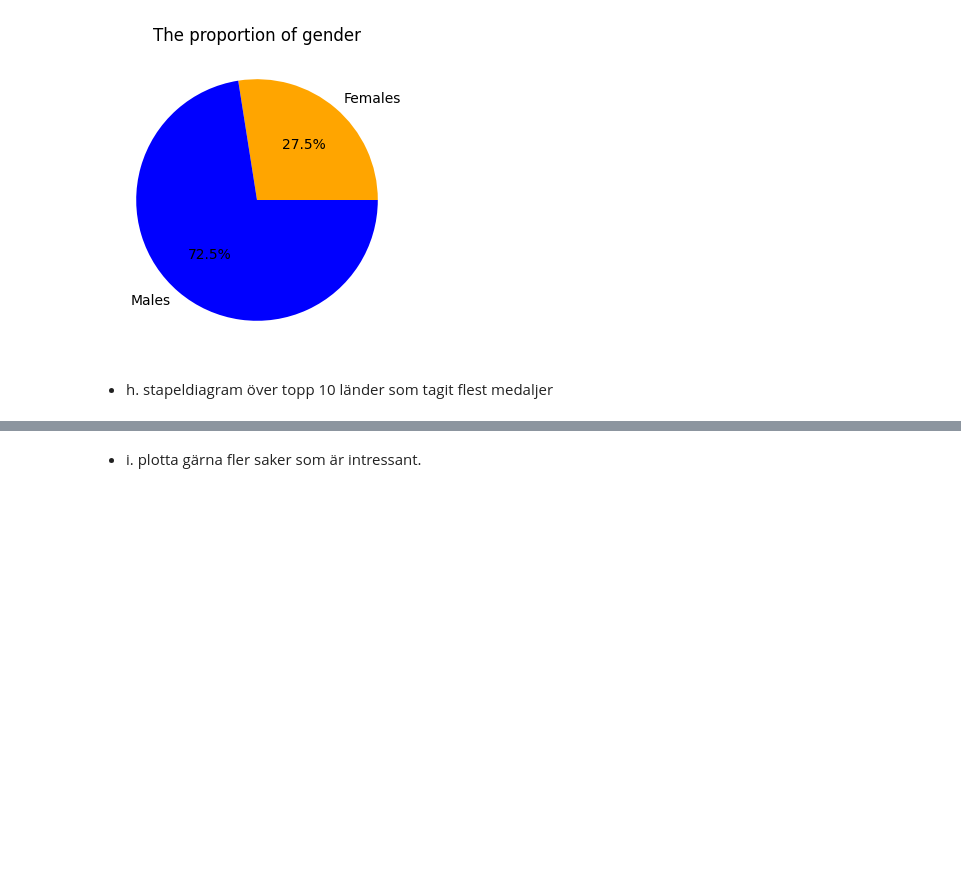
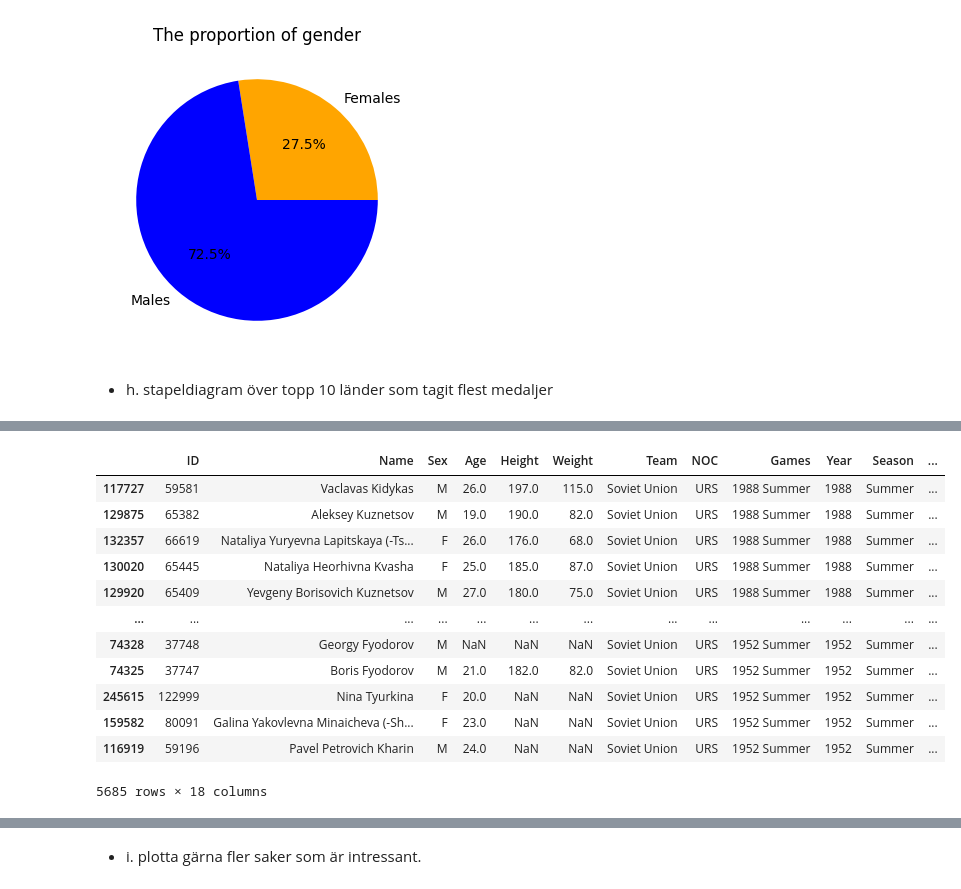
Before and after one commit to yuna-liu/Databehandling-OS-Yuna-Joachim, a Jupyter notebook: Q0_Y.ipynb, the cells around one changed output, grey strips where cells are left out. Drawn from its saved outputs; the diff is of its cells as text; code cells hidden in the pictures; blank space fills up the shorter version.

```diff
--- a/Q0_Y.ipynb
+++ b/Q0_Y.ipynb
@@ -212,0 +224,16 @@ ax.set(title="The proportion of gender");
+# %%
+athlete_regions[athlete_regions["NOC"]=="URS"].sort_values("Year", ascending=False)
+# %% [output]
+|  | ID | Name | Sex | Age | Height | Weight | Team | NOC | Games | Year | Season | ... |
+| 117727 | 59581 | Vaclavas Kidykas | M | 26.0 | 197.0 | 115.0 | Soviet Union | URS | 1988 Summer | 1988 | Summer | ... |
+| 129875 | 65382 | Aleksey Kuznetsov | M | 19.0 | 190.0 | 82.0 | Soviet Union | URS | 1988 Summer | 1988 | Summer | ... |
+| 132357 | 66619 | Nataliya Yuryevna Lapitskaya (-Ts... | F | 26.0 | 176.0 | 68.0 | Soviet Union | URS | 1988 Summer | 1988 | Summer | ... |
+| 130020 | 65445 | Nataliya Heorhivna Kvasha | F | 25.0 | 185.0 | 87.0 | Soviet Union | URS | 1988 Summer | 1988 | Summer | ... |
+| 129920 | 65409 | Yevgeny Borisovich Kuznetsov | M | 27.0 | 180.0 | 75.0 | Soviet Union | URS | 1988 Summer | 1988 | Summer | ... |
+| ... | ... | ... | ... | ... | ... | ... | ... | ... | ... | ... | ... | ... |
+| 74328 | 37748 | Georgy Fyodorov | M | NaN | NaN | NaN | Soviet Union | URS | 1952 Summer | 1952 | Summer | ... |
+| 74325 | 37747 | Boris Fyodorov | M | 21.0 | 182.0 | 82.0 | Soviet Union | URS | 1952 Summer | 1952 | Summer | ... |
+| 245615 | 122999 | Nina Tyurkina | F | 20.0 | NaN | NaN | Soviet Union | URS | 1952 Summer | 1952 | Summer | ... |
+| 159582 | 80091 | Galina Yakovlevna Minaicheva (-Sh... | F | 23.0 | NaN | NaN | Soviet Union | URS | 1952 Summer | 1952 | Summer | ... |
+| 116919 | 59196 | Pavel Petrovich Kharin | M | 24.0 | NaN | NaN | Soviet Union | URS | 1952 Summer | 1952 | Summer | ... |
+5685 rows × 18 columns
```
Also changed, not shown: parts of 5 cells of this notebook, 2 other files.
